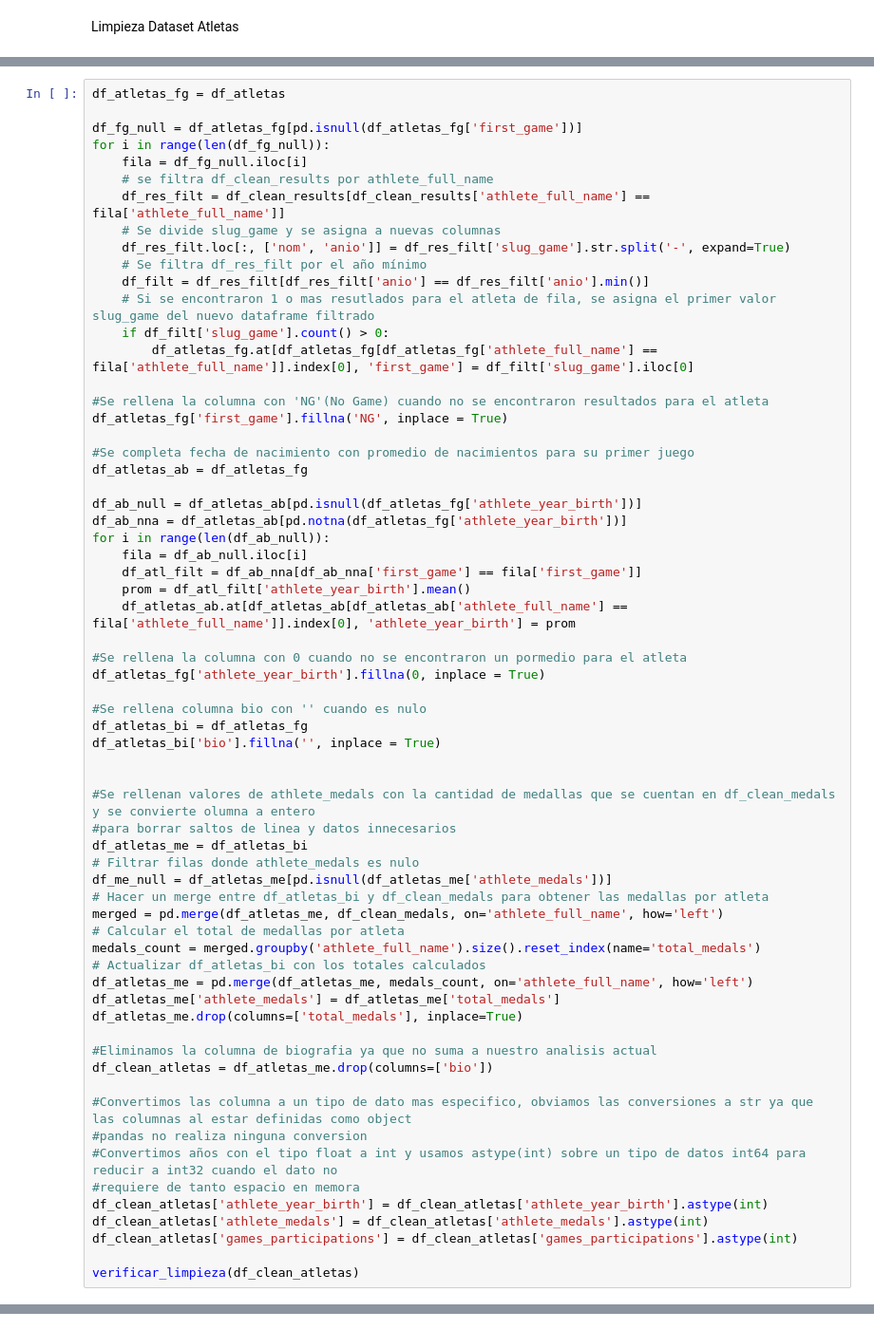
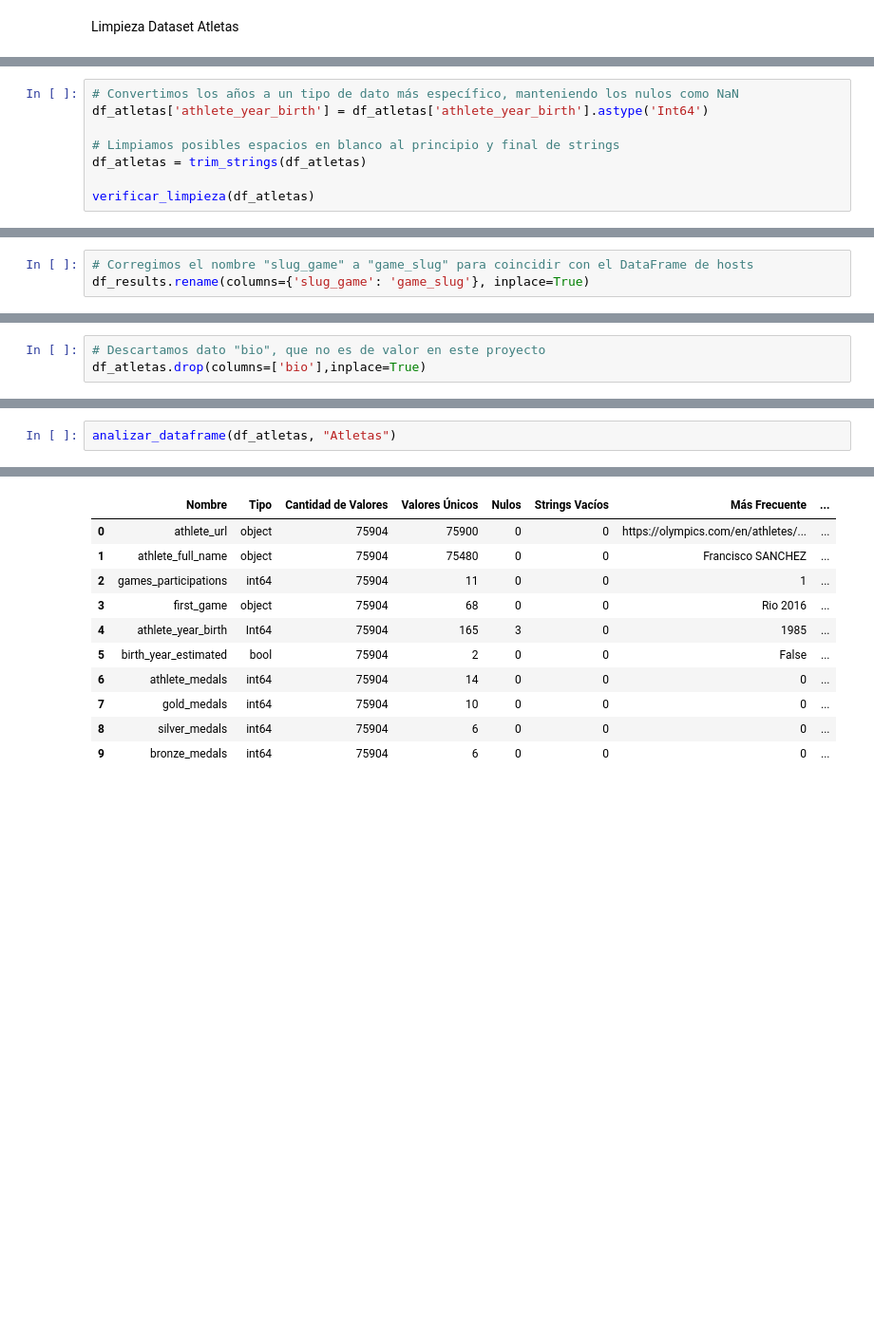
Before and after one commit to Hiro1308/obligatorio_olimpiadas, a Jupyter notebook: Obligatorio Big Data/3-procesamiento_refined.ipynb, the cells around one changed output, grey strips where cells are left out. Shown at 95% size. Saved outputs shown, nothing was run; the diff lists cells and outputs as text; blank space fills up the shorter version.

```diff
--- a/Obligatorio Big Data/3-procesamiento_refined.ipynb
+++ b/Obligatorio Big Data/3-procesamiento_refined.ipynb
@@ -100,0 +646,8 @@ Limpieza Dataset Atletas
+# %%
+# Convertimos los años a un tipo de dato más específico, manteniendo los nulos como NaN
+df_atletas['athlete_year_birth'] = df_atletas['athlete_year_birth'].astype('Int64')
+
+# Limpiamos posibles espacios en blanco al principio y final de strings
+df_atletas = trim_strings(df_atletas)
+
+verificar_limpieza(df_atletas)
@@ -100,0 +675,3 @@ Limpieza Dataset Atletas
+# %%
+# Corregimos el nombre "slug_game" a "game_slug" para coincidir con el DataFrame de hosts
+df_results.rename(columns={'slug_game': 'game_slug'}, inplace=True)
@@ -100,0 +704,3 @@ Limpieza Dataset Atletas
+# %%
+# Descartamos dato "bio", que no es de valor en este proyecto
+df_atletas.drop(columns=['bio'],inplace=True)
@@ -101,65 +816,3 @@ Limpieza Dataset Atletas
 # %%
-df_atletas_fg = df_atletas
-
-df_fg_null = df_atletas_fg[pd.isnull(df_atletas_fg['first_game'])]
-for i in range(len(df_fg_null)):
-    fila = df_fg_null.iloc[i]
-    # se filtra df_clean_results por athlete_full_name
-    df_res_filt = df_clean_results[df_clean_results['athlete_full_name'] == fila['athlete_full_name']]
-    # Se divide slug_game y se asigna a nuevas columnas
-    df_res_filt.loc[:, ['nom', 'anio']] = df_res_filt['slug_game'].str.split('-', expand=True)
-    # Se filtra df_res_filt por el año mínimo
-    df_filt = df_res_filt[df_res_filt['anio'] == df_res_filt['anio'].min()]
-    # Si se encontraron 1 o mas resutlados para el atleta de fila, se asigna el primer valor slug_game del nuevo dataframe filtrado
-    if df_filt['slug_game'].count() > 0:
-        df_atletas_fg.at[df_atletas_fg[df_atletas_fg['athlete_full_name'] == fila['athlete_full_name']].index[0], 'first_game'] = df_filt['slug_game'].iloc[0]
-
-#Se rellena la columna con 'NG'(No Game) cuando no se encontraron resultados para el atleta
-df_atletas_fg['first_game'].fillna('NG', inplace = True)
-
-#Se completa fecha de nacimiento con promedio de nacimientos para su primer juego
-df_atletas_ab = df_atletas_fg
-
-df_ab_null = df_atletas_ab[pd.isnull(df_atletas_fg['athlete_year_birth'])]
-df_ab_nna = df_atletas_ab[pd.notna(df_atletas_fg['athlete_year_birth'])]
-for i in range(len(df_ab_null)):
-    fila = df_ab_null.iloc[i]
-    df_atl_filt = df_ab_nna[df_ab_nna['first_game'] == fila['first_game']]
-    prom = df_atl_filt['athlete_year_birth'].mean()
-    df_atletas_ab.at[df_atletas_ab[df_atletas_ab['athlete_full_name'] == fila['athlete_full_name']].index[0], 'athlete_year_birth'] = prom
-
-#Se rellena la columna con 0 cuando no se encontraron un pormedio para el atleta
-df_atletas_fg['athlete_year_birth'].fillna(0, inplace = True)
-
-#Se rellena columna bio con '' cuando es nulo
-df_atletas_bi = df_atletas_fg
-df_atletas_bi['bio'].fillna('', inplace = True)
-
-
-#Se rellenan valores de athlete_medals con la cantidad de medallas que se cuentan en df_clean_medals y se convierte olumna a entero
-#para borrar saltos de linea y datos innecesarios
-df_atletas_me = df_atletas_bi
-# Filtrar filas donde athlete_medals es nulo
-df_me_null = df_atletas_me[pd.isnull(df_atletas_me['athlete_medals'])]
-# Hacer un merge entre df_atletas_bi y df_clean_medals para obtener las medallas por atleta
-merged = pd.merge(df_atletas_me, df_clean_medals, on='athlete_full_name', how='left')
-# Calcular el total de medallas por atleta
-medals_count = merged.groupby('athlete_full_name').size().reset_index(name='total_medals')
-# Actualizar df_atletas_bi con los totales calculados
-df_atletas_me = pd.merge(df_atletas_me, medals_count, on='athlete_full_name', how='left')
-df_atletas_me['athlete_medals'] = df_atletas_me['total_medals']
-df_atletas_me.drop(columns=['total_medals'], inplace=True)
-
-#Eliminamos la columna de biografia ya que no suma a nuestro analisis actual
-df_clean_atletas = df_atletas_me.drop(columns=['bio'])
-
-#Convertimos las columna a un tipo de dato mas especifico, obviamos las conversiones a str ya que las columnas al estar definidas como object
-#pandas no realiza ninguna conversion
-#Convertimos años con el tipo float a int y usamos astype(int) sobre un tipo de datos int64 para reducir a int32 cuando el dato no
-#requiere de tanto espacio en memora
-df_clean_atletas['athlete_year_birth'] = df_clean_atletas['athlete_year_birth'].astype(int)
-df_clean_atletas['athlete_medals'] = df_clean_atletas['athlete_medals'].astype(int)
-df_clean_atletas['games_participations'] = df_clean_atletas['games_participations'].astype(int)
-
-verificar_limpieza(df_clean_atletas)
+analizar_dataframe(df_atletas, "Atletas")
 # %% [output]
@@ -181,0 +864,11 @@ dtype: object
+|  | Nombre | Tipo | Cantidad de Valores | Valores Únicos | Nulos | Strings Vacíos | Más Frecuente | ... |
+| 0 | athlete_url | object | 75904 | 75900 | 0 | 0 | https://olympics.com/en/athletes/... | ... |
+| 1 | athlete_full_name | object | 75904 | 75480 | 0 | 0 | Francisco SANCHEZ | ... |
+| 2 | games_participations | int64 | 75904 | 11 | 0 | 0 | 1 | ... |
+| 3 | first_game | object | 75904 | 68 | 0 | 0 | Rio 2016 | ... |
+| 4 | athlete_year_birth | Int64 | 75904 | 165 | 3 | 0 | 1985 | ... |
+| 5 | birth_year_estimated | bool | 75904 | 2 | 0 | 0 | False | ... |
+| 6 | athlete_medals | int64 | 75904 | 14 | 0 | 0 | 0 | ... |
+| 7 | gold_medals | int64 | 75904 | 10 | 0 | 0 | 0 | ... |
+| 8 | silver_medals | int64 | 75904 | 6 | 0 | 0 | 0 | ... |
+| 9 | bronze_medals | int64 | 75904 | 6 | 0 | 0 | 0 | ... |
```
Also changed, not shown: parts of 32 cells of this notebook, 4 other files.
